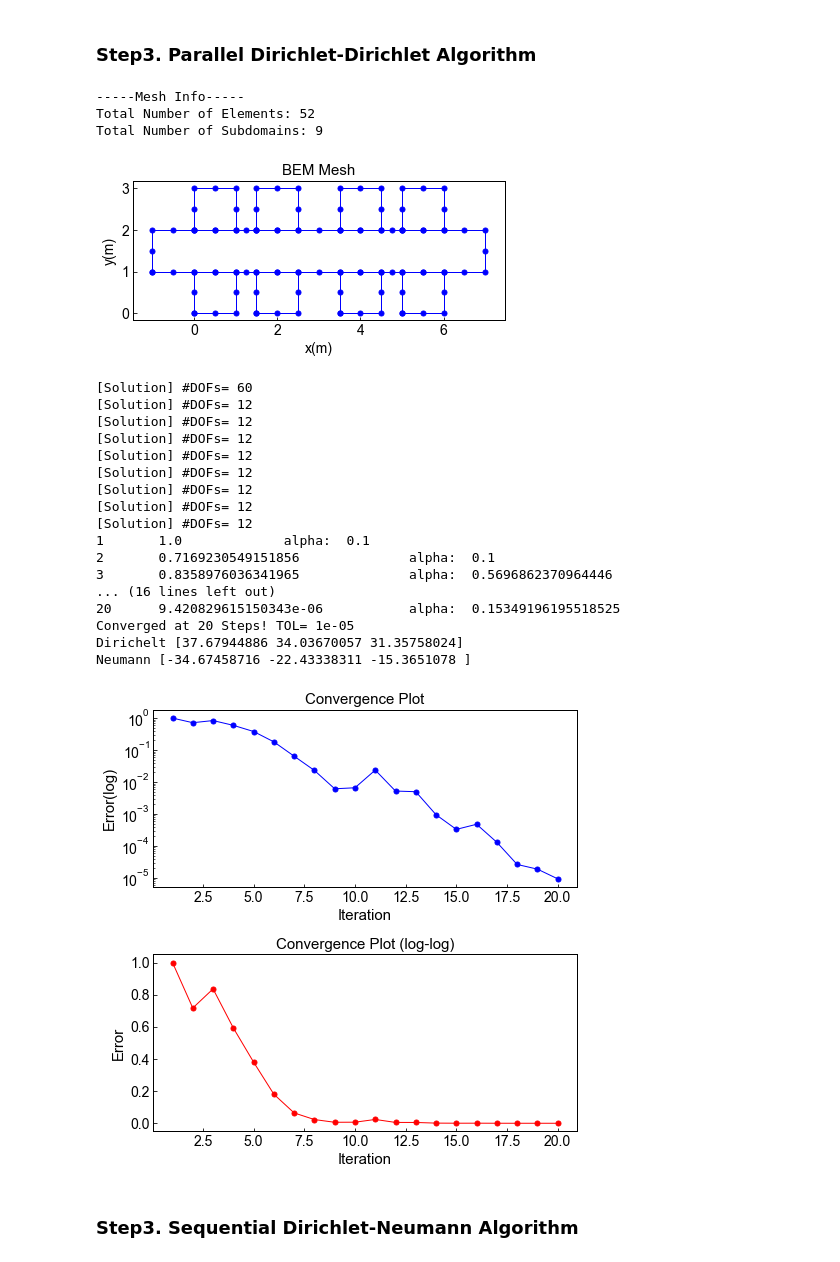
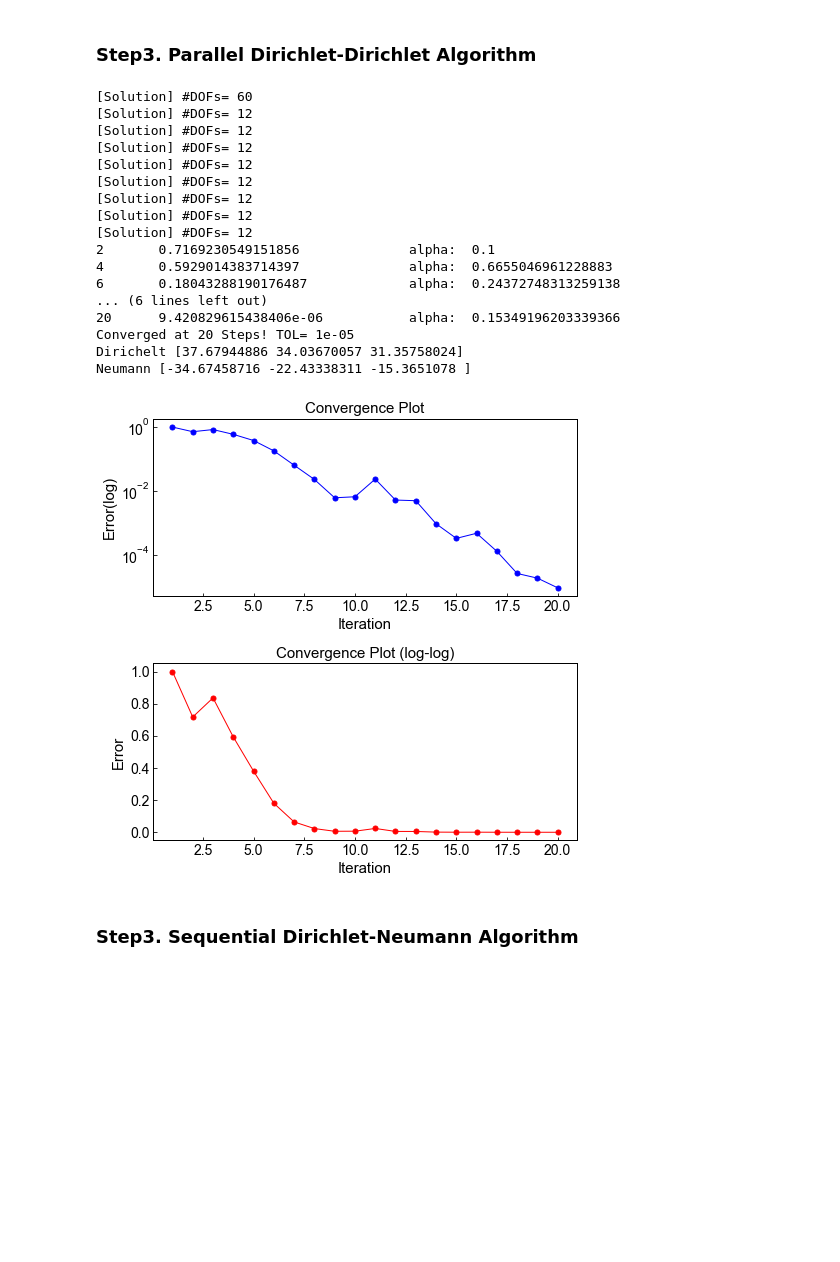
Before and after one commit to BinWang0213/PyBEM2D, a Jupyter notebook: Examples/IJNME_DDM_ShipDomain.ipynb, the cells around one changed output. Cells and saved outputs as stored; diff of their text form; code cells hidden in the pictures; blank space fills up the shorter version.

Commit message:
parallel LU solver added
Fast LU solver is added for domain decomposition as Matrix A is the same in each iteration

```diff
--- a/Examples/IJNME_DDM_ShipDomain.ipynb
+++ b/Examples/IJNME_DDM_ShipDomain.ipynb
@@ -317,31 +317,31 @@ Neumann [-34.67448952 -22.43398517 -15.36456769]
 # %% [markdown]
 ### Step3. Parallel Dirichlet-Dirichlet Algorithm
 # %%
-BEMSolver=BEMpy.DDM_Solver(BEMobj=BEMCases,Intersection=Intersections)
-BEMSolver.Solve_Iter(Method="P-DD",TOL=1e-5,alpha=0.1,opt=1)
+#BEMSolver=BEMpy.DDM_Solver(BEMobj=BEMCases,Intersection=Intersections)
+#BEMSolver.Solve_Iter(Method="P-DD",TOL=1e-5,alpha=0.1,opt=1)
+
+#Multi-threading version
+BEMSolver=BEMpy.DDM_Solver(BEMobj=BEMCases,Intersection=Intersections,plot_mesh=0)
+BEMSolver.Solve_Iter(Method="P-DD",TOL=1e-5,alpha=0.1,opt=1,parallel=True) #P-DD
 # %% [output]
------Mesh Info-----
-Total Number of Elements: 52
-Total Number of Subdomains: 9
+[Solution] #DOFs= 60
+[Solution] #DOFs= 12
+[Solution] #DOFs= 12
+[Solution] #DOFs= 12
+[Solution] #DOFs= 12
+[Solution] #DOFs= 12
+[Solution] #DOFs= 12
+[Solution] #DOFs= 12
+[Solution] #DOFs= 12
+2       0.7169230549151856              alpha:  0.1
+4       0.5929014383714397              alpha:  0.6655046961228883
+6       0.18043288190176487             alpha:  0.24372748313259138
+... (6 lines left out)
+20      9.420829615438406e-06           alpha:  0.15349196203339366
+Converged at 20 Steps! TOL= 1e-05
+Dirichelt [37.67944886 34.03670057 31.35758024]
+Neumann [-34.67458716 -22.43338311 -15.3651078 ]
-[figure, old version]
+[figure, new version]
-[Solution] #DOFs= 60
-[Solution] #DOFs= 12
-[Solution] #DOFs= 12
-[Solution] #DOFs= 12
-[Solution] #DOFs= 12
-[Solution] #DOFs= 12
-[Solution] #DOFs= 12
-[Solution] #DOFs= 12
-[Solution] #DOFs= 12
-1       1.0             alpha:  0.1
-2       0.7169230549151856              alpha:  0.1
-3       0.8358976036341965              alpha:  0.5696862370964446
-... (16 lines left out)
-20      9.420829615150343e-06           alpha:  0.15349196195518525
-Converged at 20 Steps! TOL= 1e-05
-Dirichelt [37.67944886 34.03670057 31.35758024]
-Neumann [-34.67458716 -22.43338311 -15.3651078 ]
-[figure, removed]
 # %% [markdown]
 ### Step3. Sequential Dirichlet-Neumann Algorithm
 # %%
```
Also changed, not shown: parts of 1 cell of this notebook, 6 other files.
